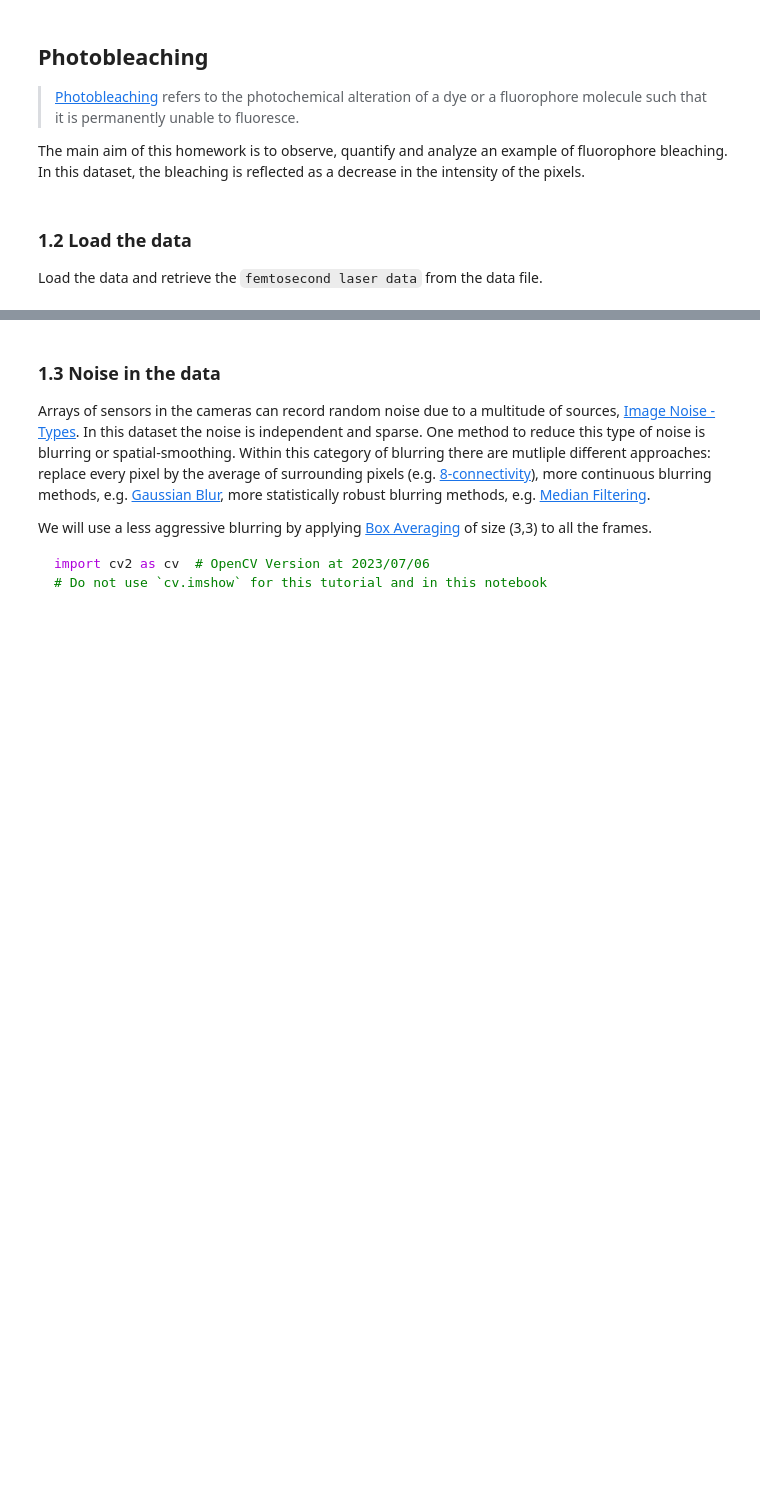
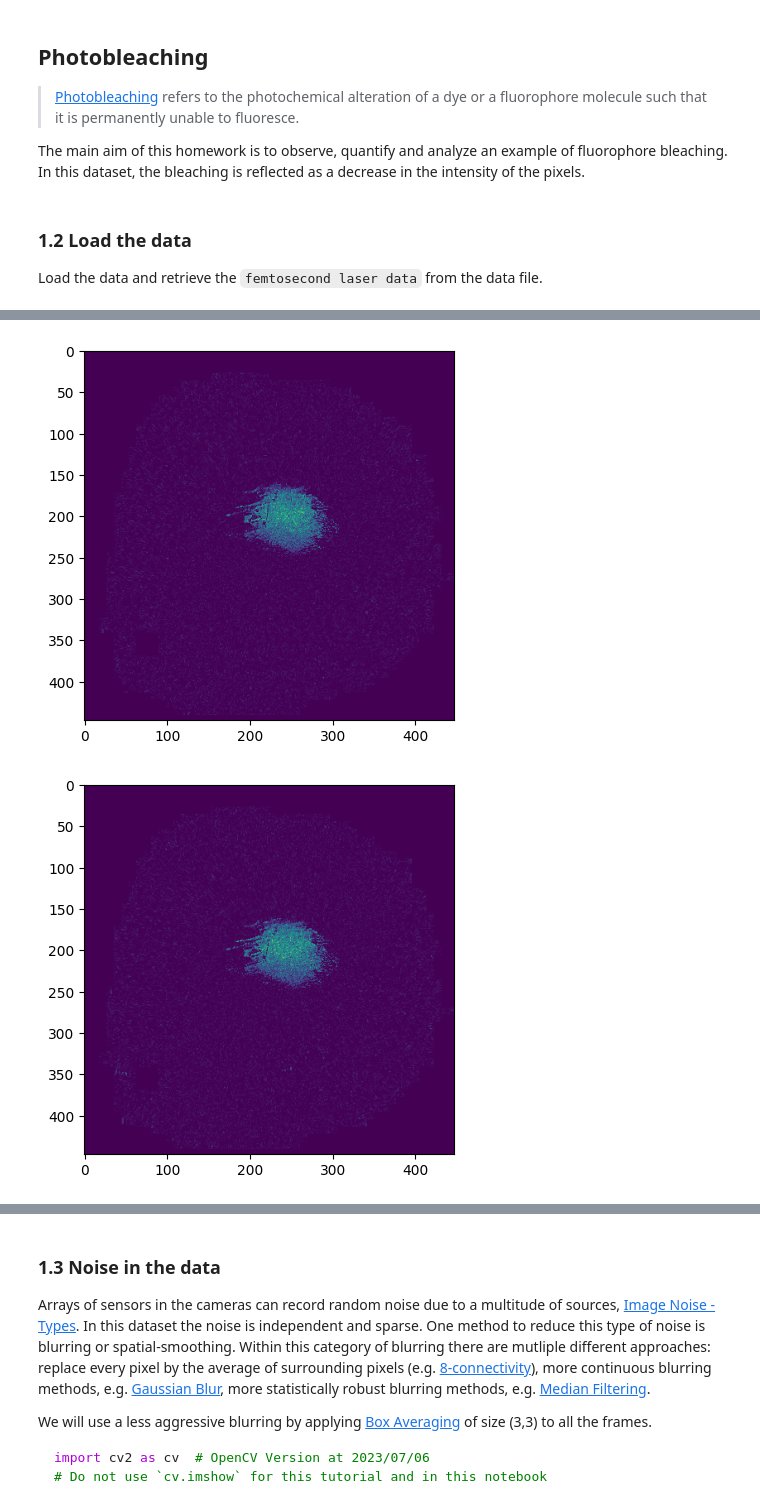
Before and after one commit to Marlon-Jost/PHYS5318_Experiemnt_2, a Jupyter notebook: PHYS5318_Lab2_femtosecond-2.ipynb, the cells around one changed output, grey strips where cells are left out. Saved outputs shown, nothing was run; the diff lists cells and outputs as text; code cells hidden in the pictures; blank space fills up the shorter version.

```diff
--- a/PHYS5318_Lab2_femtosecond-2.ipynb
+++ b/PHYS5318_Lab2_femtosecond-2.ipynb
@@ -43,2 +65,11 @@ import matplotlib.pyplot as plt
 # %%
 # Q1.2.2: plot a few more frames to show photobleaching over time
+plt.imshow(img_femtolaser[10,:,:], vmin = 0, vmax = 1)
+plt.show()
+plt.imshow(img_femtolaser[50,:,:], vmin = 0, vmax = 1)
+plt.show()
+plt.imshow(img_femtolaser[70,:,:], vmin = 0, vmax = 1)
+plt.show()
+# %% [output]
+[figure, added]
+[figure, added]
```
Also changed, not shown: parts of 6 cells of this notebook.
